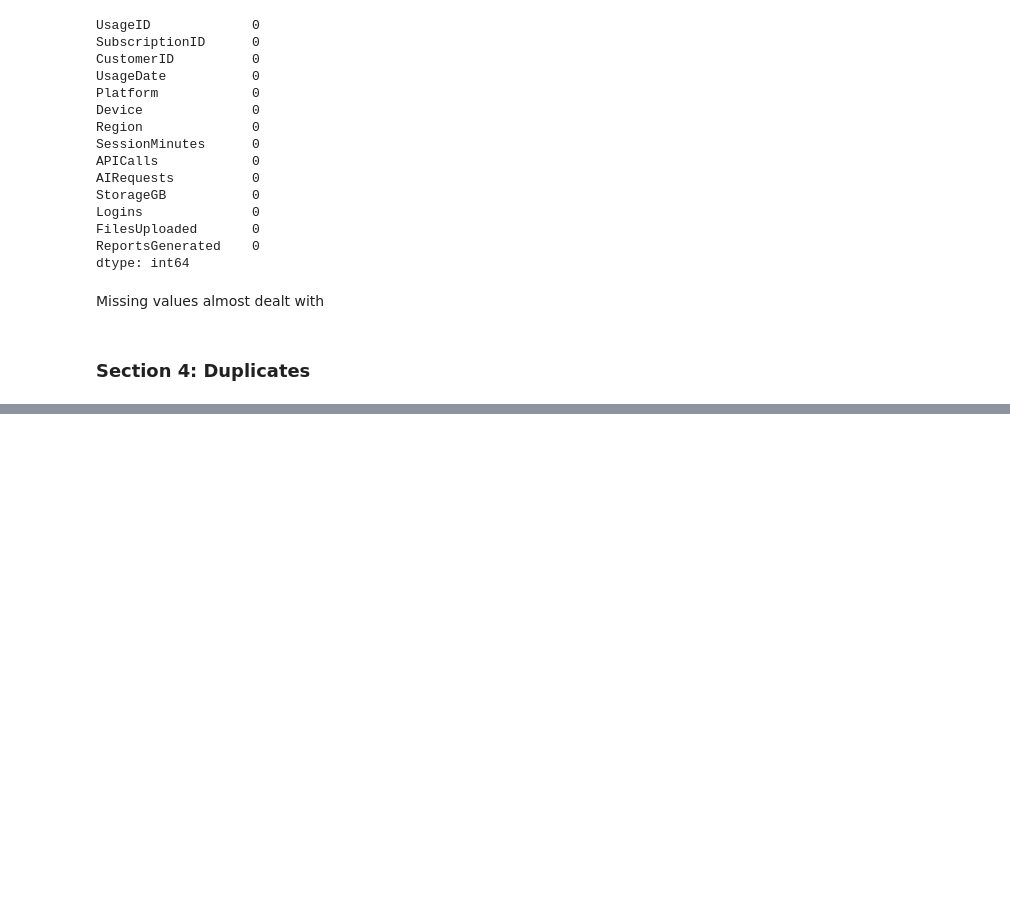
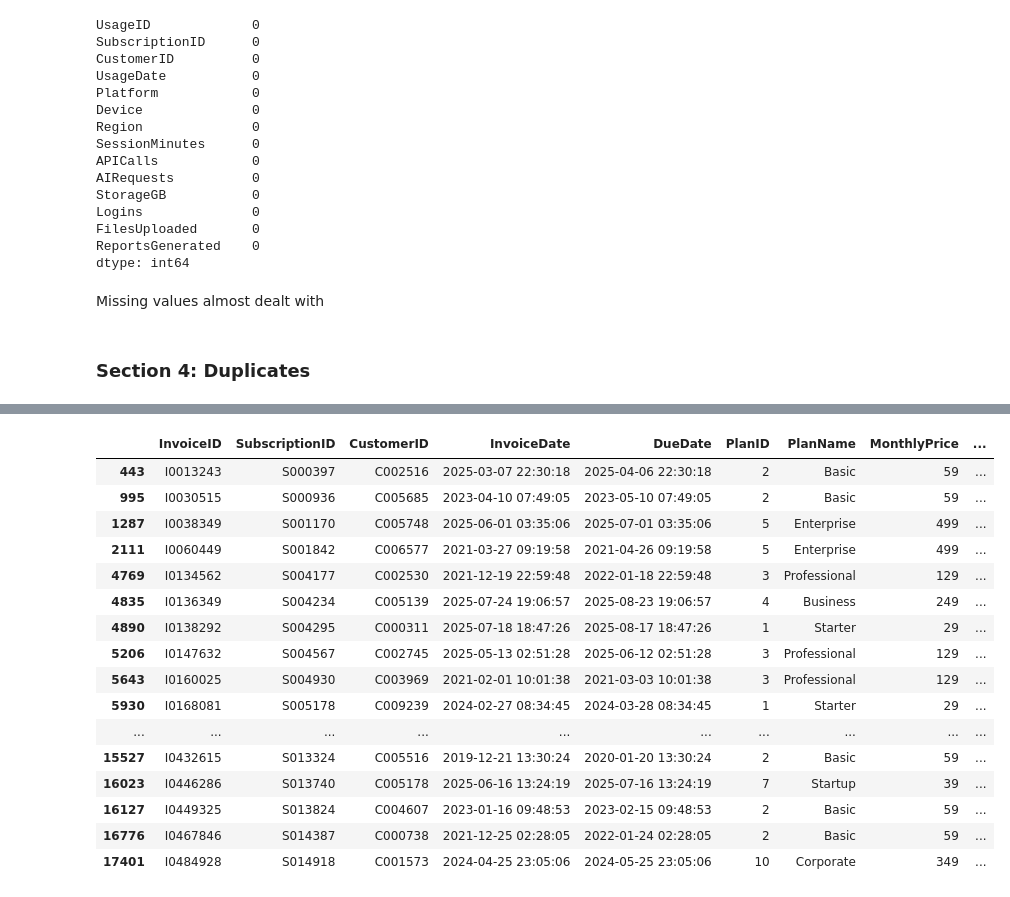
Before and after one commit to ZeeshanTalpur/Project-NexusPulse-SaaS-Profitability-Analysis, a Jupyter notebook: Notebooks/Data Cleaning.ipynb, the cells around one changed output, grey strips where cells are left out. Saved outputs shown, nothing was run; the diff lists cells and outputs as text; code cells hidden in the pictures; blank space fills up the shorter version.

```diff
--- a/Notebooks/Data Cleaning.ipynb
+++ b/Notebooks/Data Cleaning.ipynb
@@ -1245,0 +1476,39 @@ Missing values almost dealt with
+# %%
+# Sum all refund amounts for each invoice
+refund_totals = (
+    refunds.groupby("InvoiceID")["RefundAmount"]
+    .sum()
+    .reset_index(name="TotalRefundAmount")
+)
+
+# Merge with invoices
+refund_check = invoices.merge(
+    refund_totals,
+    on="InvoiceID",
+    how="inner"
+)
+
+# Find invoices where refunds exceed the invoice amount
+refund_exceeded = refund_check[
+    refund_check["TotalRefundAmount"] > refund_check["TotalAmount"]
+]
+# %%
+refund_exceeded
+# %% [output]
+|  | InvoiceID | SubscriptionID | CustomerID | InvoiceDate | DueDate | PlanID | PlanName | MonthlyPrice | ... |
+| 443 | I0013243 | S000397 | C002516 | 2025-03-07 22:30:18 | 2025-04-06 22:30:18 | 2 | Basic | 59 | ... |
+| 995 | I0030515 | S000936 | C005685 | 2023-04-10 07:49:05 | 2023-05-10 07:49:05 | 2 | Basic | 59 | ... |
+| 1287 | I0038349 | S001170 | C005748 | 2025-06-01 03:35:06 | 2025-07-01 03:35:06 | 5 | Enterprise | 499 | ... |
+| 2111 | I0060449 | S001842 | C006577 | 2021-03-27 09:19:58 | 2021-04-26 09:19:58 | 5 | Enterprise | 499 | ... |
+| 4769 | I0134562 | S004177 | C002530 | 2021-12-19 22:59:48 | 2022-01-18 22:59:48 | 3 | Professional | 129 | ... |
+| 4835 | I0136349 | S004234 | C005139 | 2025-07-24 19:06:57 | 2025-08-23 19:06:57 | 4 | Business | 249 | ... |
+| 4890 | I0138292 | S004295 | C000311 | 2025-07-18 18:47:26 | 2025-08-17 18:47:26 | 1 | Starter | 29 | ... |
+| 5206 | I0147632 | S004567 | C002745 | 2025-05-13 02:51:28 | 2025-06-12 02:51:28 | 3 | Professional | 129 | ... |
+| 5643 | I0160025 | S004930 | C003969 | 2021-02-01 10:01:38 | 2021-03-03 10:01:38 | 3 | Professional | 129 | ... |
+| 5930 | I0168081 | S005178 | C009239 | 2024-02-27 08:34:45 | 2024-03-28 08:34:45 | 1 | Starter | 29 | ... |
+| ... | ... | ... | ... | ... | ... | ... | ... | ... | ... |
+| 15527 | I0432615 | S013324 | C005516 | 2019-12-21 13:30:24 | 2020-01-20 13:30:24 | 2 | Basic | 59 | ... |
+| 16023 | I0446286 | S013740 | C005178 | 2025-06-16 13:24:19 | 2025-07-16 13:24:19 | 7 | Startup | 39 | ... |
+| 16127 | I0449325 | S013824 | C004607 | 2023-01-16 09:48:53 | 2023-02-15 09:48:53 | 2 | Basic | 59 | ... |
+| 16776 | I0467846 | S014387 | C000738 | 2021-12-25 02:28:05 | 2022-01-24 02:28:05 | 2 | Basic | 59 | ... |
+| 17401 | I0484928 | S014918 | C001573 | 2024-04-25 23:05:06 | 2024-05-25 23:05:06 | 10 | Corporate | 349 | ... |
```
Also changed, not shown: parts of 65 cells of this notebook.
